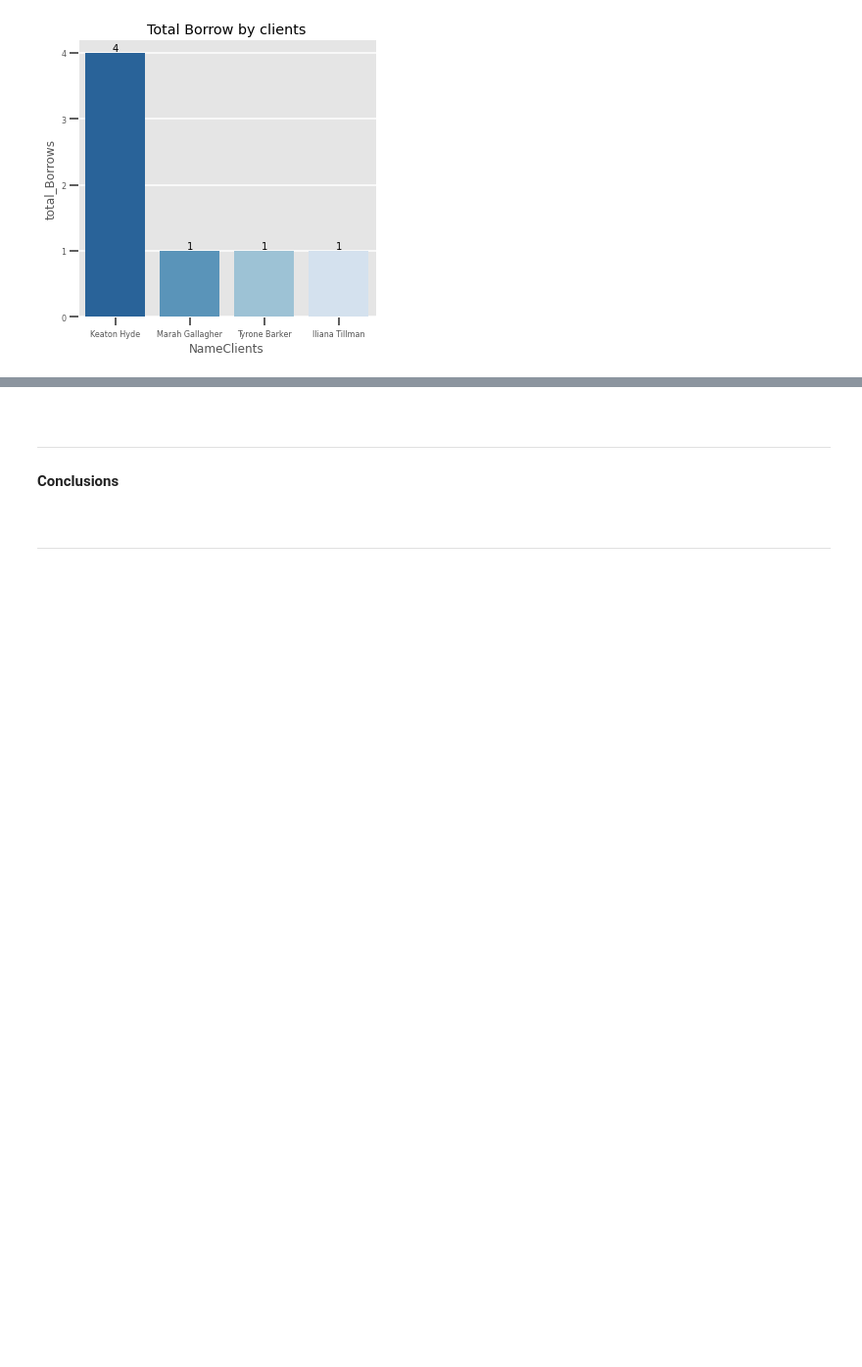
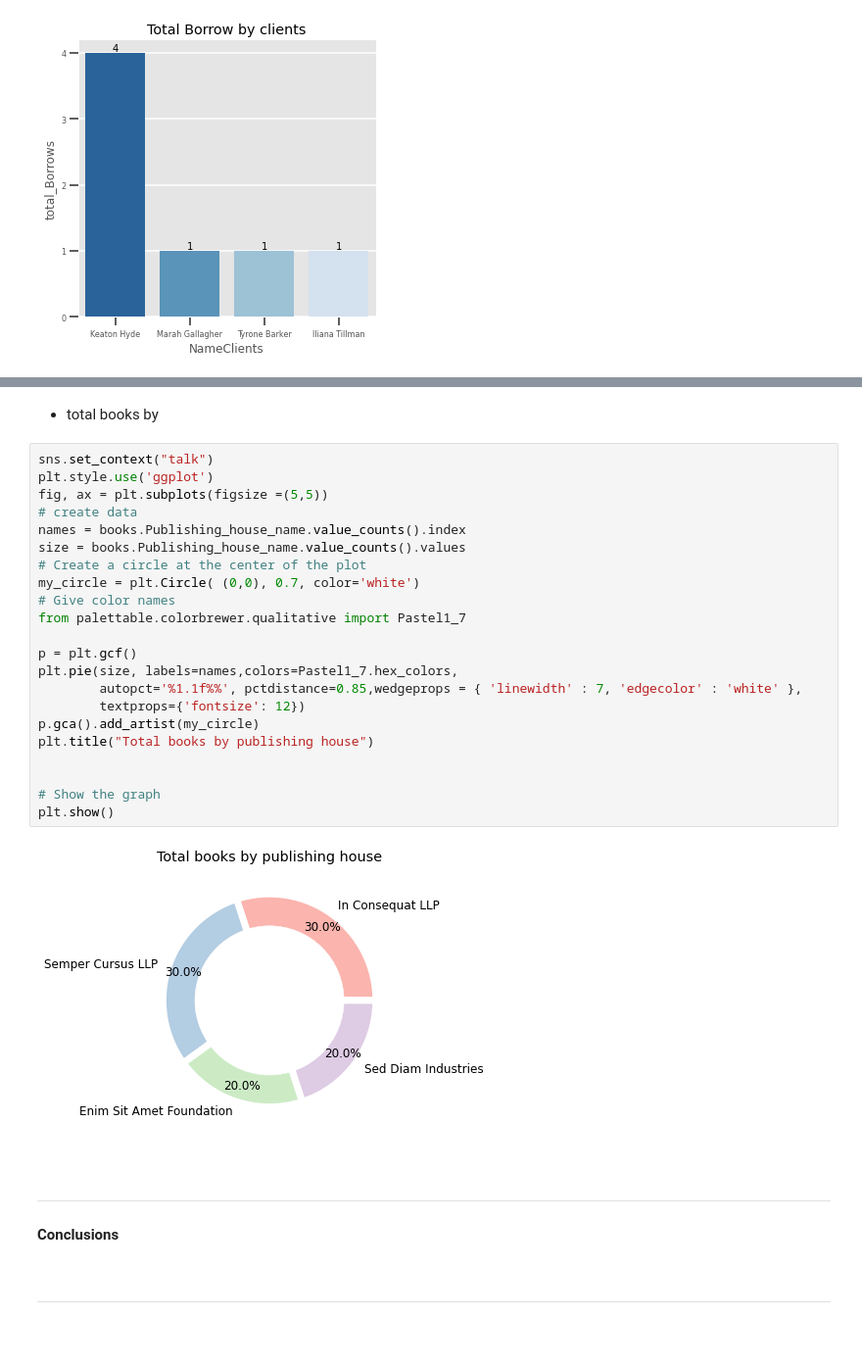
Before and after one commit to Pevicsanch/db_mySQL, a Jupyter notebook: s12_02_db_mysql.ipynb, the cells around one changed output, grey strips where cells are left out. Shown: that part at 98% size. Cells and saved outputs as stored; diff of their text form; blank space fills up the shorter version.

```diff
--- a/s12_02_db_mysql.ipynb
+++ b/s12_02_db_mysql.ipynb
@@ -433,3 +459,29 @@ ValueError: Could not interpret input 'Publishing_house_name'
+# %% [markdown]
++ total books by
+# %%
+sns.set_context("talk")
+plt.style.use('ggplot')
+fig, ax = plt.subplots(figsize =(5,5))
+# create data
+names = books.Publishing_house_name.value_counts().index
+size = books.Publishing_house_name.value_counts().values
+# Create a circle at the center of the plot
+my_circle = plt.Circle( (0,0), 0.7, color='white')
+# Give color names
+from palettable.colorbrewer.qualitative import Pastel1_7
+
+p = plt.gcf()
+plt.pie(size, labels=names,colors=Pastel1_7.hex_colors,
+        autopct='%1.1f%%', pctdistance=0.85,wedgeprops = { 'linewidth' : 7, 'edgecolor' : 'white' },
+        textprops={'fontsize': 12})
+p.gca().add_artist(my_circle)
+plt.title("Total books by publishing house")
+
+
+# Show the graph
+plt.show()
+# %% [output]
+[figure, added]
 # %% [markdown]
 $~$
 ___
```
Also changed, not shown: parts of 5 cells of this notebook.
